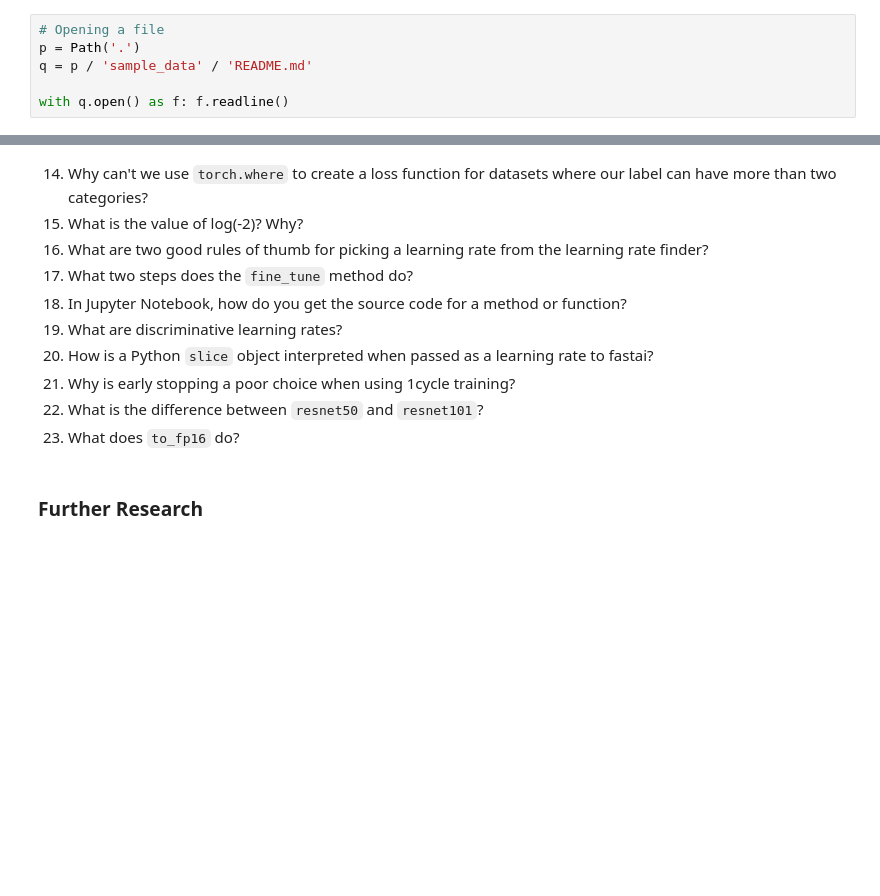
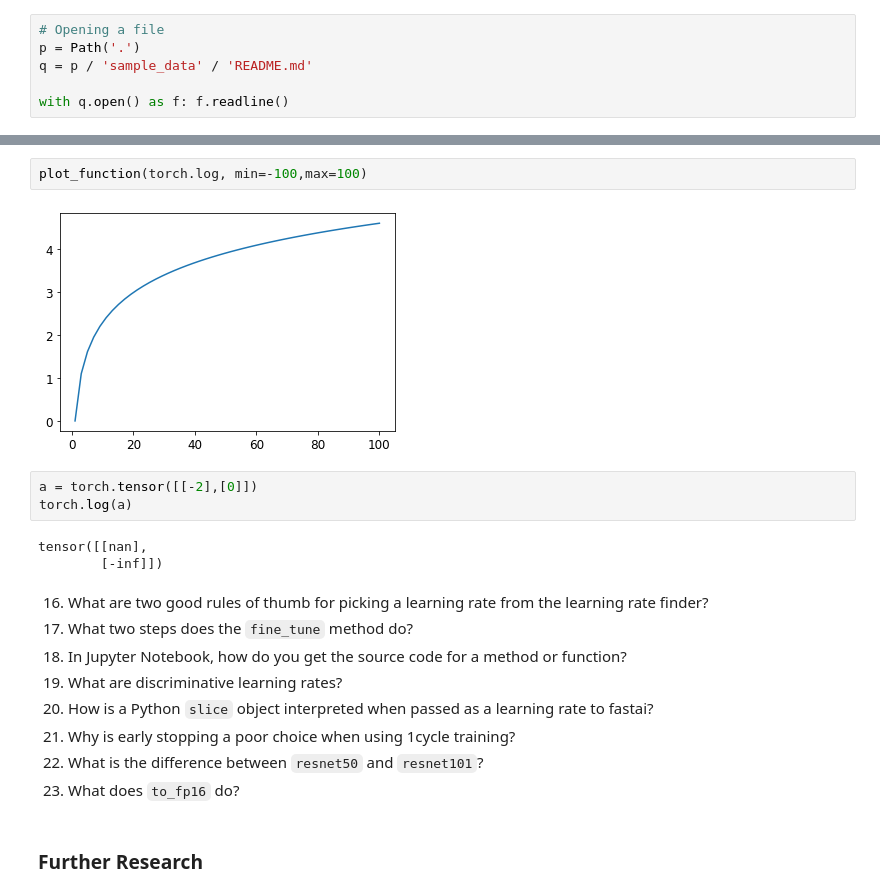
Before and after one commit to aspeers/fastbook, a Jupyter notebook: personal/05_pet_breeds.ipynb, the cells around one changed output, grey strips where cells are left out. Cells and saved outputs as stored; diff of their text form; blank space fills up the shorter version.

```diff
--- a/personal/05_pet_breeds.ipynb
+++ b/personal/05_pet_breeds.ipynb
@@ -269,7 +668,15 @@ with q.open() as f: f.readline()
+# %%
+plot_function(torch.log, min=-100,max=100)
+# %% [output]
+[figure, added]
+# %%
+a = torch.tensor([[-2],[0]])
+torch.log(a)
+# %% [output]
+tensor([[nan],
+        [-inf]])
 # %% [markdown]
-14. Why can't we use `torch.where` to create a loss function for datasets where our label can have more than two categories?
-1. What is the value of log(-2)? Why?
-1. What are two good rules of thumb for picking a learning rate from the learning rate finder?
+16. What are two good rules of thumb for picking a learning rate from the learning rate finder?
 1. What two steps does the `fine_tune` method do?
 1. In Jupyter Notebook, how do you get the source code for a method or function?
 1. What are discriminative learning rates?
```
Also changed, not shown: parts of 61 cells of this notebook.
